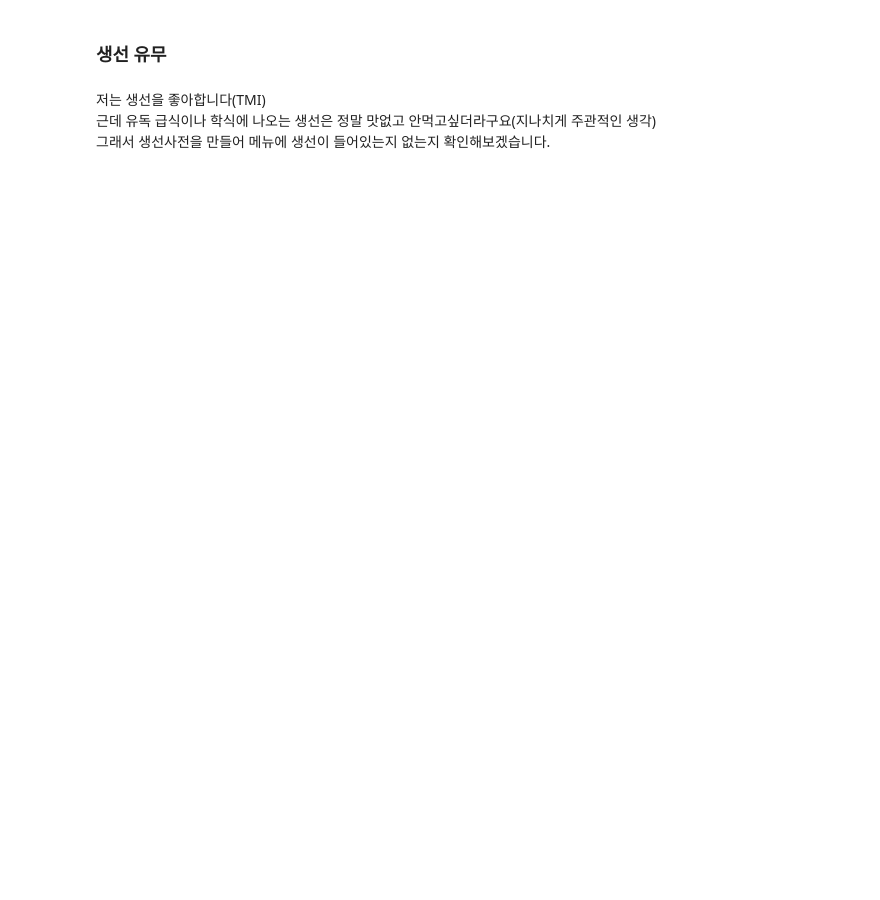
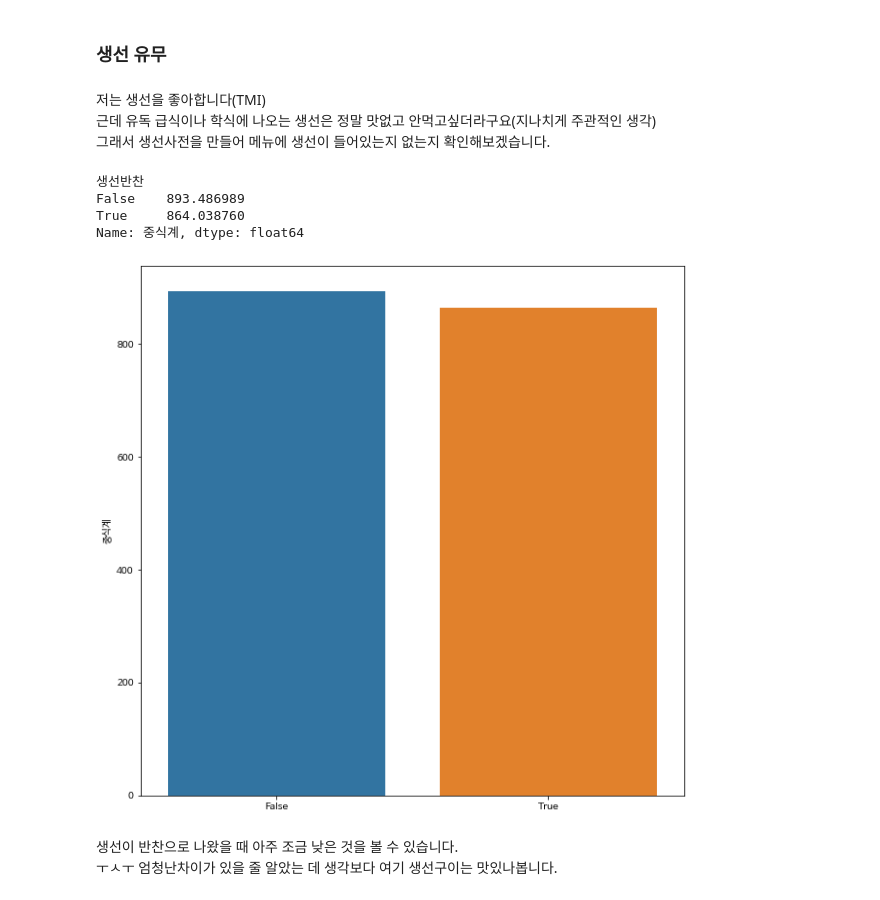
Before and after one commit to mkkim007/DuSiDataTeamGunaesigdang, a Jupyter notebook: week2/김민경.ipynb, the cells around one changed output. Saved outputs shown, nothing was run; the diff lists cells and outputs as text; code cells hidden in the pictures; blank space fills up the shorter version.

```diff
--- a/week2/김민경.ipynb
+++ b/week2/김민경.ipynb
@@ -436,3 +436,25 @@ worst_menu.head()
 저는 생선을 좋아합니다(TMI)
 근데 유독 급식이나 학식에 나오는 생선은 정말 맛없고 안먹고싶더라구요(지나치게 주관적인 생각)
 그래서 생선사전을 만들어 메뉴에 생선이 들어있는지 없는지 확인해보겠습니다.
+# %%
+fishes = ["꽁치","참치","고등어","굴비","황태","갈치","삼치"]
+def get_fish(x) :
+    return (fishes[0] in x.중식메뉴) or (fishes[0] in x.중식메뉴) or (fishes[1] in x.중식메뉴) or (fishes[2] in x.중식메뉴) or (fishes[3] in x.중식메뉴) or (fishes[4] in x.중식메뉴) or (fishes[5] in x.중식메뉴) or (fishes[6] in x.중식메뉴)
+train_ln['생선반찬'] = train_ln.apply(get_fish, axis=1)
+# %%
+train_ln.groupby(["생선반찬"])["중식계"].mean()
+# %% [output]
+생선반찬
+False    893.486989
+True     864.038760
+Name: 중식계, dtype: float64
+# %%
+fig = plt.figure(figsize=(10,10))
+ax1 = fig.add_subplot(1,1,1)
+ax1 = sns.barplot(x=['False', 'True'],y=train_ln.groupby(["생선반찬"])["중식계"].mean())
+ax1.ticklabel_format(style="plain", axis='y') # 그래프의 범위가 log로 되어 있어서 원래대로 변환
+# %% [output]
+[figure, added]
+# %% [markdown]
+생선이 반찬으로 나왔을 때 아주 조금 낮은 것을 볼 수 있습니다.
+ㅜㅅㅜ 엄청난차이가 있을 줄 알았는 데 생각보다 여기 생선구이는 맛있나봅니다.
```
